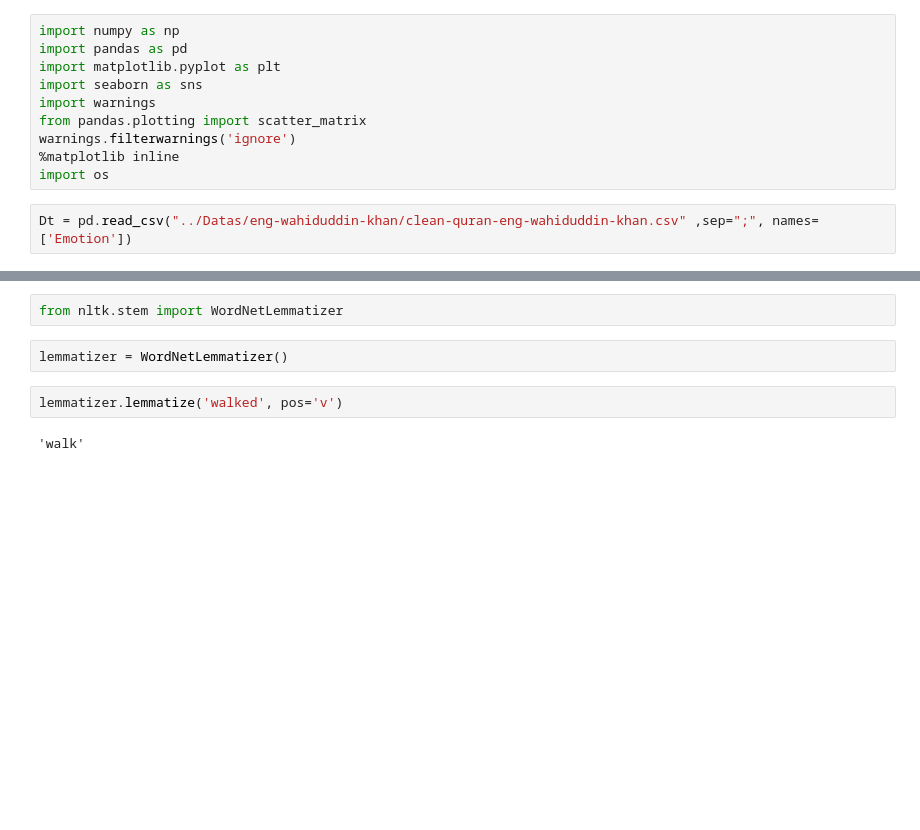
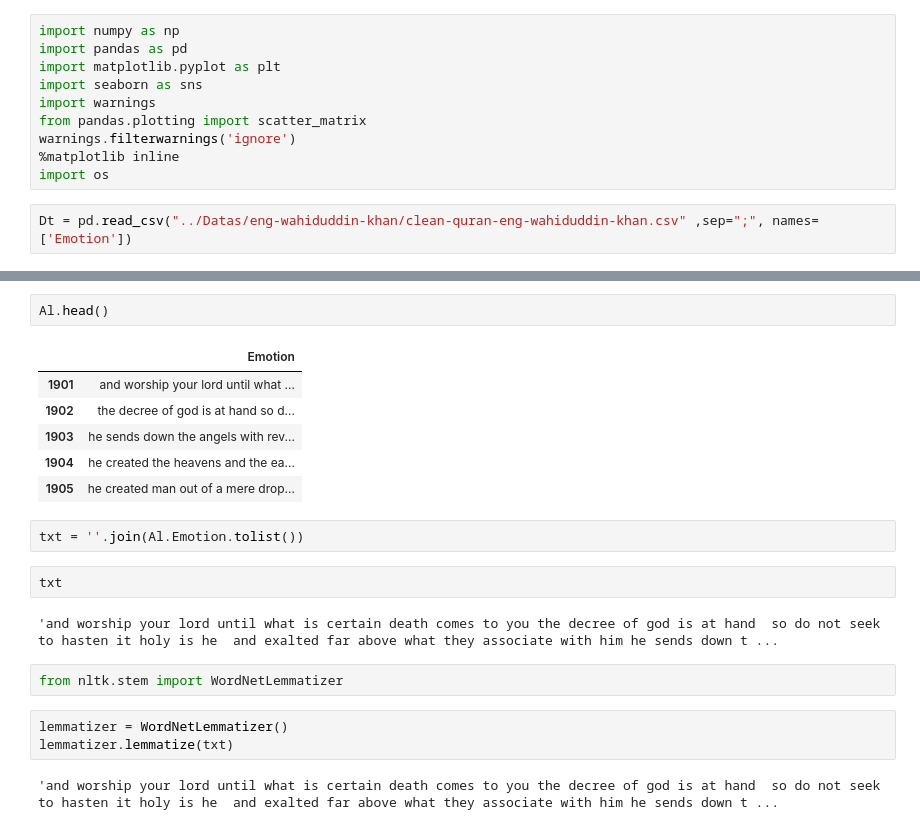
Before and after one commit to marymarywan/AL-QURAN-EMOTION-DETECTION, a Jupyter notebook: Notebook/#1.ipynb, the cells around one changed output, grey strips where cells are left out. Drawn from its saved outputs; the diff is of its cells as text; blank space fills up the shorter version.

```diff
--- a/Notebook/#1.ipynb
+++ b/Notebook/#1.ipynb
@@ -24,8 +31,22 @@ Dt.head(7)
+# %%
+Al.head()
+# %% [output]
+|  | Emotion |
+| 1901 | and worship your lord until what ... |
+| 1902 | the decree of god is at hand so d... |
+| 1903 | he sends down the angels with rev... |
+| 1904 | he created the heavens and the ea... |
+| 1905 | he created man out of a mere drop... |
+# %%
+txt = ''.join(Al.Emotion.tolist())
+# %%
+txt
+# %% [output]
+'and worship your lord until what is certain death comes to you the decree of god is at hand  so do not seek to hasten it holy is he  and exalted far above what they associate with him he sends down t ...
 # %%
 from nltk.stem import WordNetLemmatizer
 # %%
 lemmatizer = WordNetLemmatizer()
+lemmatizer.lemmatize(txt)
+# %% [output]
+'and worship your lord until what is certain death comes to you the decree of god is at hand  so do not seek to hasten it holy is he  and exalted far above what they associate with him he sends down t ...
-# %%
-lemmatizer.lemmatize('walked', pos='v')
-# %% [output]
-'walk'
```
Also changed, not shown: parts of 25 cells of this notebook, 3 other files.
